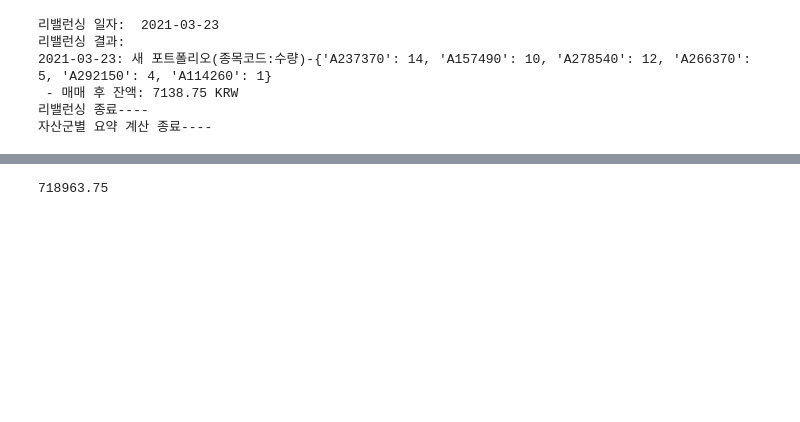
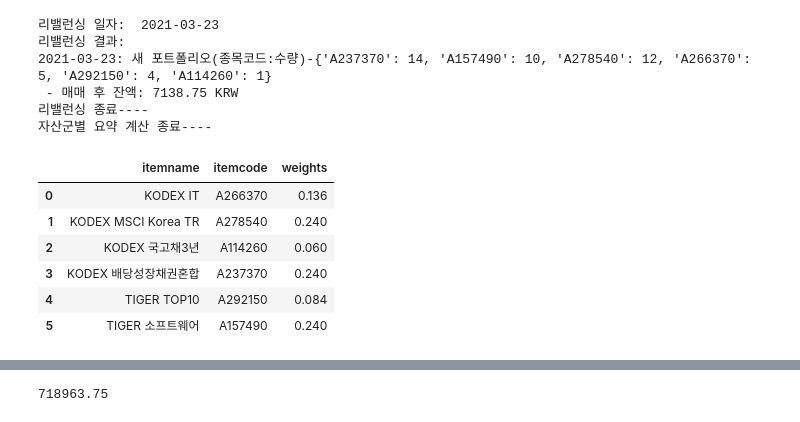
Before and after one commit to my2582/kisra, a Jupyter notebook: daily_rebalancing.ipynb, the cells around one changed output, grey strips where cells are left out. Saved outputs shown, nothing was run; the diff lists cells and outputs as text; code cells hidden in the pictures; blank space fills up the shorter version.

```diff
--- a/daily_rebalancing.ipynb
+++ b/daily_rebalancing.ipynb
@@ -171,6 +167,16 @@ first_advised_port, by_assetclass, all_the_nexts, all_the_generals = run_simulat
  - 매매 후 잔액: 7138.75 KRW
 리밸런싱 종료----
 자산군별 요약 계산 종료----
+# %%
+first_advised_port
+# %% [output]
+|  | itemname | itemcode | weights |
+| 0 | KODEX IT | A266370 | 0.136 |
+| 1 | KODEX MSCI Korea TR | A278540 | 0.240 |
+| 2 | KODEX 국고채3년 | A114260 | 0.060 |
+| 3 | KODEX 배당성장채권혼합 | A237370 | 0.240 |
+| 4 | TIGER TOP10 | A292150 | 0.084 |
+| 5 | TIGER 소프트웨어 | A157490 | 0.240 |
 # %%
 before = detail.loc[detail.date=='3/22/2021 4:00:00 PM',:]
 after = all_the_nexts
```
Also changed, not shown: parts of 11 cells of this notebook, 19 other files.
